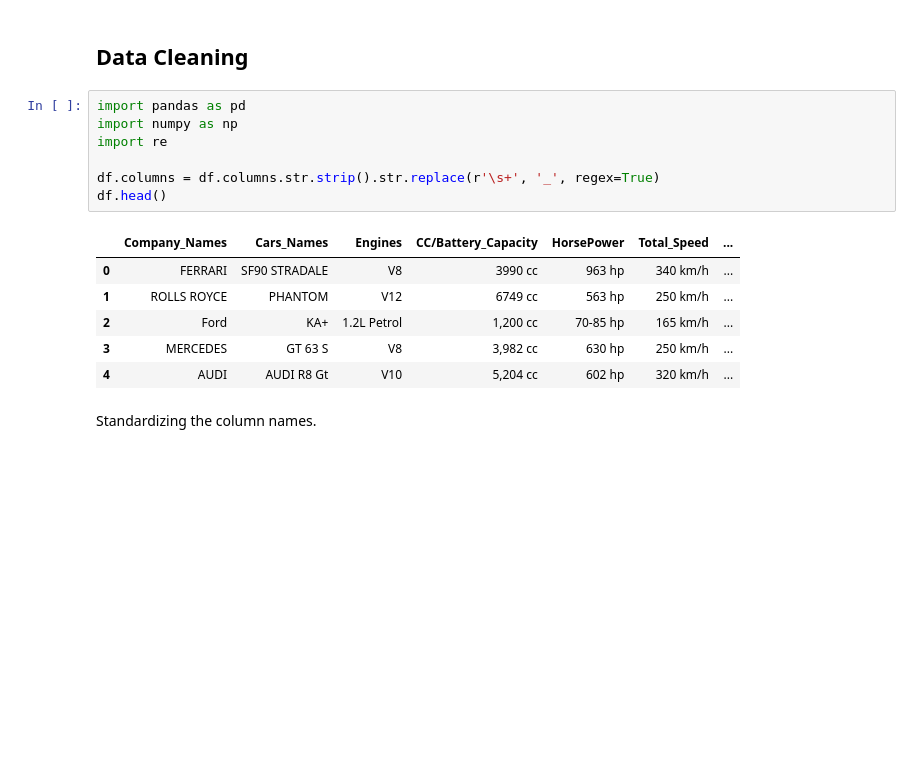
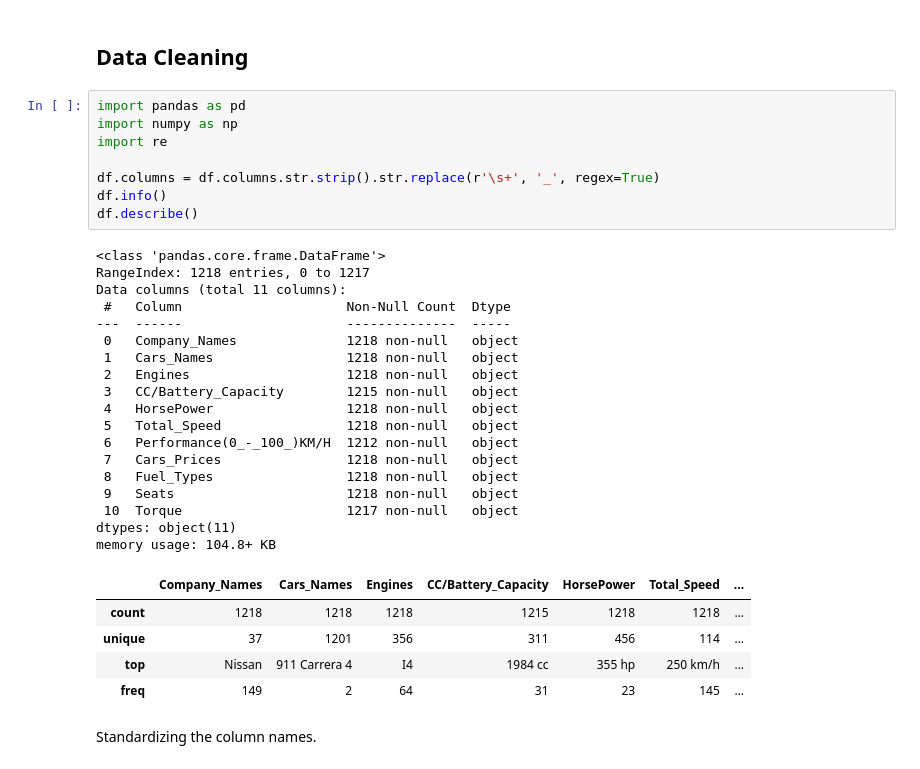
Before and after one commit to dellorkf/KDR-IA-340-2025, a Jupyter notebook: Mini project_IA 340.ipynb, the cells around one changed output. Drawn from its saved outputs; the diff is of its cells as text; blank space fills up the shorter version.

```diff
--- a/Mini project_IA 340.ipynb
+++ b/Mini project_IA 340.ipynb
@@ -39,17 +38,35 @@ df.head()
 # %%
 import pandas as pd
 import numpy as np
 import re
 
 df.columns = df.columns.str.strip().str.replace(r'\s+', '_', regex=True)
-df.head()
+df.info()
+df.describe()
 # %% [output]
+<class 'pandas.core.frame.DataFrame'>
+RangeIndex: 1218 entries, 0 to 1217
+Data columns (total 11 columns):
+ #   Column                     Non-Null Count  Dtype
+---  ------                     --------------  -----
+ 0   Company_Names              1218 non-null   object
+ 1   Cars_Names                 1218 non-null   object
+ 2   Engines                    1218 non-null   object
+ 3   CC/Battery_Capacity        1215 non-null   object
+ 4   HorsePower                 1218 non-null   object
+ 5   Total_Speed                1218 non-null   object
+ 6   Performance(0_-_100_)KM/H  1212 non-null   object
+ 7   Cars_Prices                1218 non-null   object
+ 8   Fuel_Types                 1218 non-null   object
+ 9   Seats                      1218 non-null   object
+ 10  Torque                     1217 non-null   object
+dtypes: object(11)
+memory usage: 104.8+ KB
 |  | Company_Names | Cars_Names | Engines | CC/Battery_Capacity | HorsePower | Total_Speed | ... |
-| 0 | FERRARI | SF90 STRADALE | V8 | 3990 cc | 963 hp | 340 km/h | ... |
-| 1 | ROLLS ROYCE | PHANTOM | V12 | 6749 cc | 563 hp | 250 km/h | ... |
-| 2 | Ford | KA+ | 1.2L Petrol | 1,200 cc | 70-85 hp | 165 km/h | ... |
-| 3 | MERCEDES | GT 63 S | V8 | 3,982 cc | 630 hp | 250 km/h | ... |
-| 4 | AUDI | AUDI R8 Gt | V10 | 5,204 cc | 602 hp | 320 km/h | ... |
+| count | 1218 | 1218 | 1218 | 1215 | 1218 | 1218 | ... |
+| unique | 37 | 1201 | 356 | 311 | 456 | 114 | ... |
+| top | Nissan | 911 Carrera 4 | I4 | 1984 cc | 355 hp | 250 km/h | ... |
+| freq | 149 | 2 | 64 | 31 | 23 | 145 | ... |
 # %% [markdown]
 Standardizing the column names.
 # %%
```
Also changed, not shown: parts of 15 cells of this notebook.
